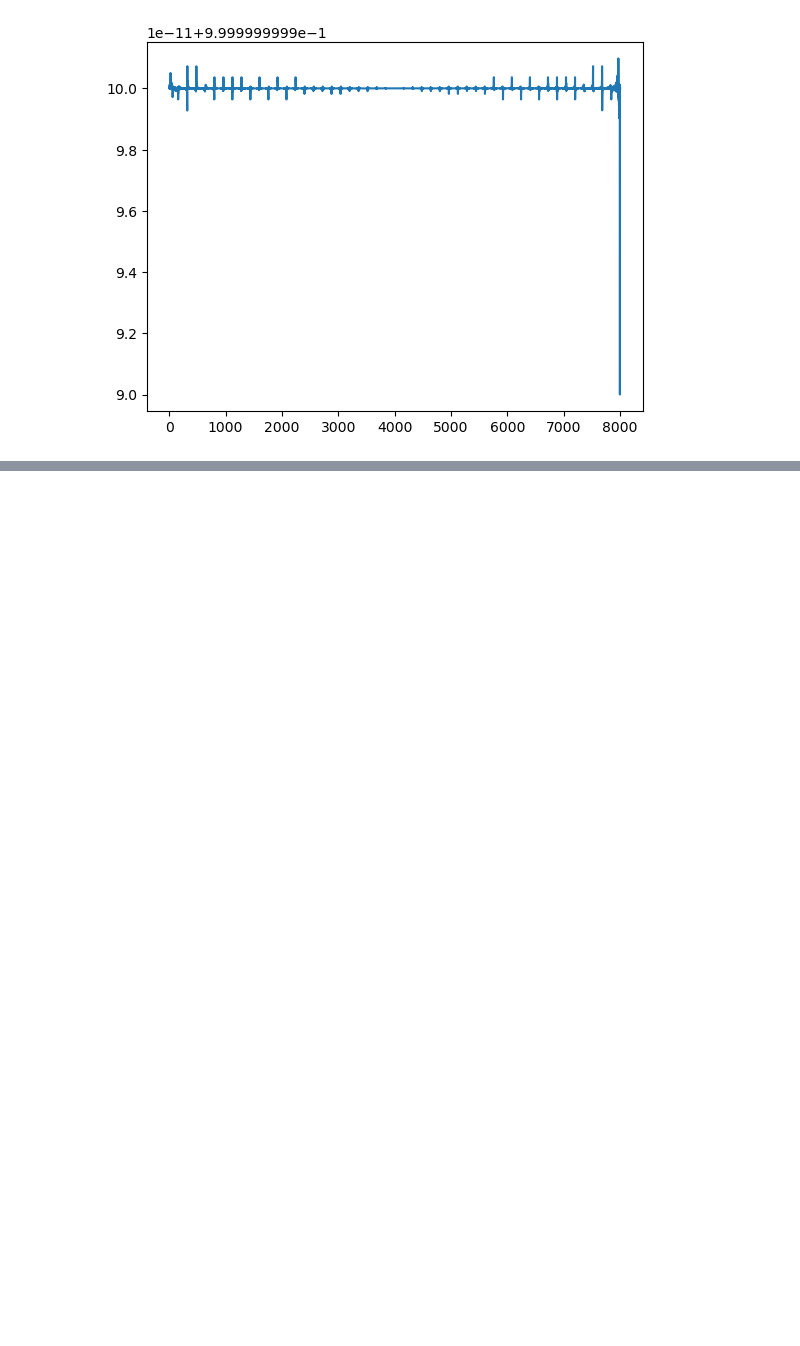
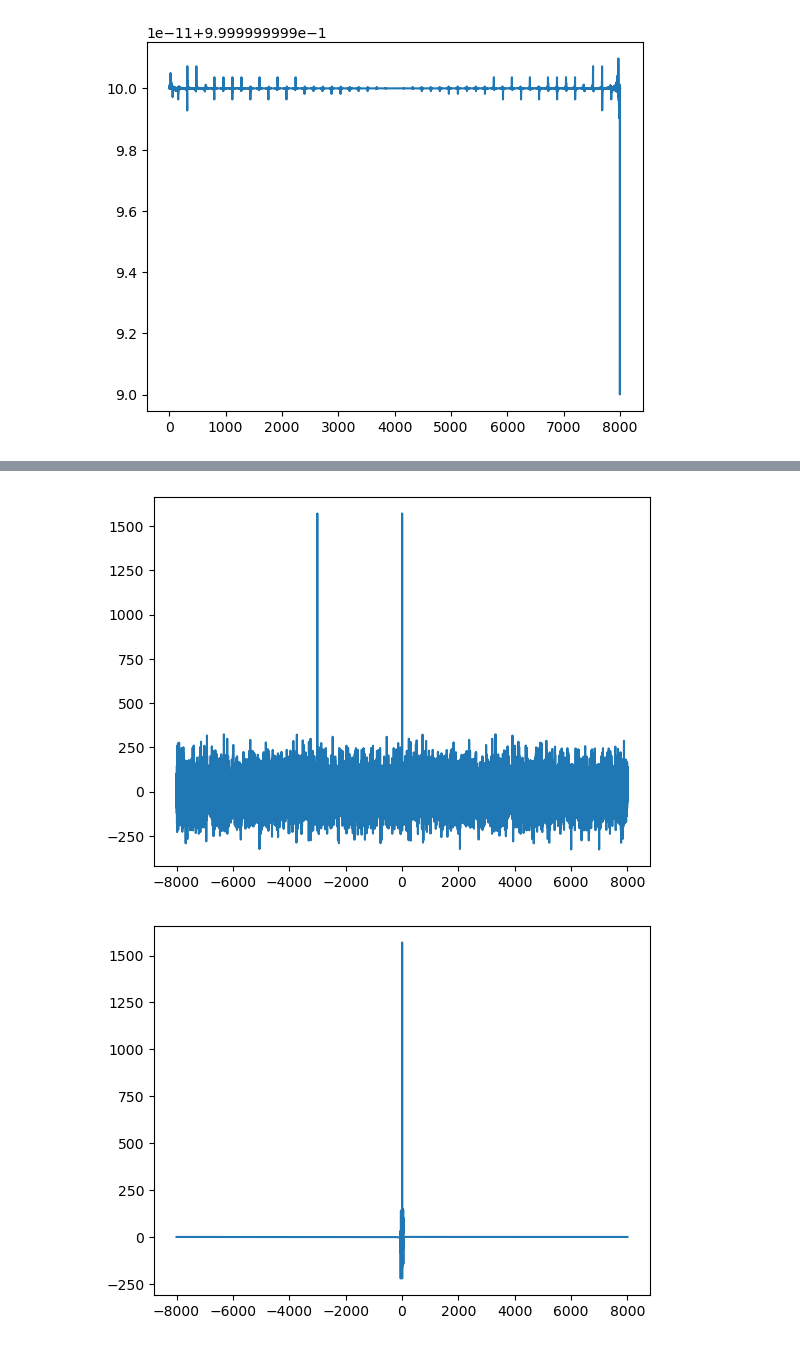
Before and after one commit to ajheller/pll, a Jupyter notebook: pll.ipynb, the cells around one changed output, grey strips where cells are left out. Saved outputs shown, nothing was run; the diff lists cells and outputs as text; code cells hidden in the pictures; blank space fills up the shorter version.

```diff
--- a/pll.ipynb
+++ b/pll.ipynb
@@ -147,0 +157,22 @@ print(p[1]/(2*np.pi), p[0]/(2*np.pi))
+# %%
+Y = np.fft.fftshift(np.fft.fft(xy))
+f = np.fft.fftshift(np.fft.fftfreq(len(xy))) * fs
+
+plt.plot(f, Y)
+plt.grid(True)
+plt.show()
+
+Y = np.fft.fftshift(np.fft.fft(xy_lp))
+f = np.fft.fftshift(np.fft.fftfreq(len(xy))) * fs
+
+plt.plot(f, Y)
+plt.grid(True)
+plt.show()
+
+plot_f = (f > -100) & (f < 100)
+plt.plot(f[plot_f], Y[plot_f])
+plt.grid(True)
+plt.show()
+# %% [output]
+[figure, added]
+[figure, added]
```
Also changed, not shown: parts of 2 cells of this notebook.
